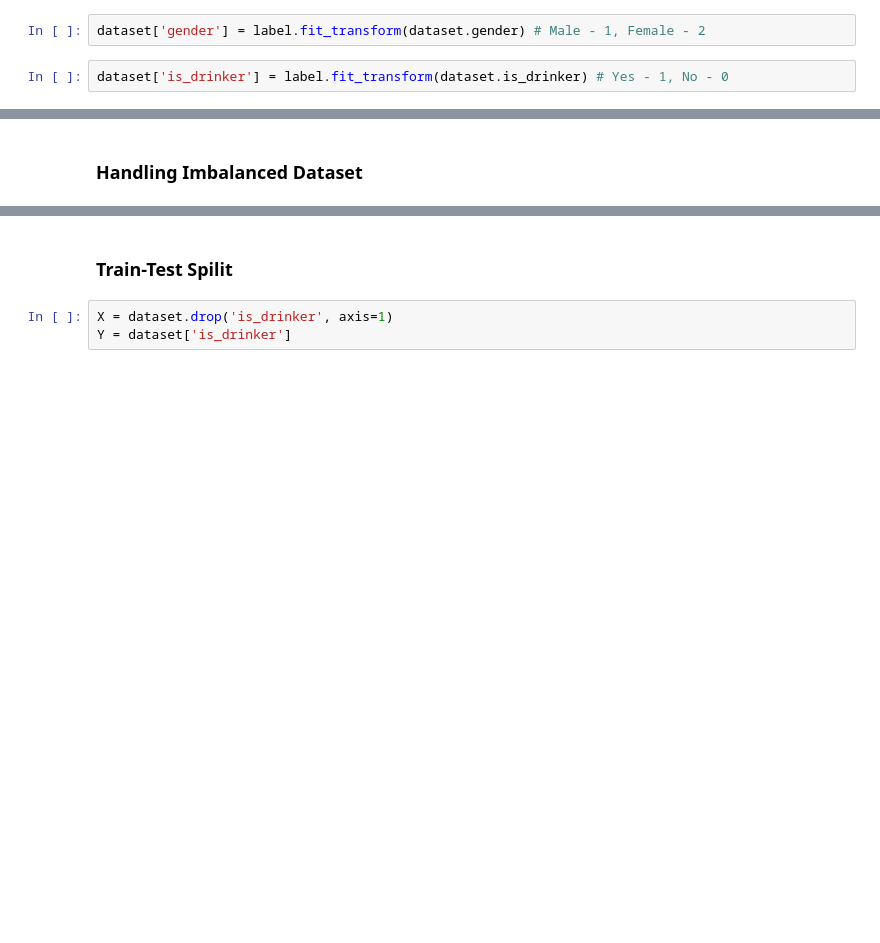
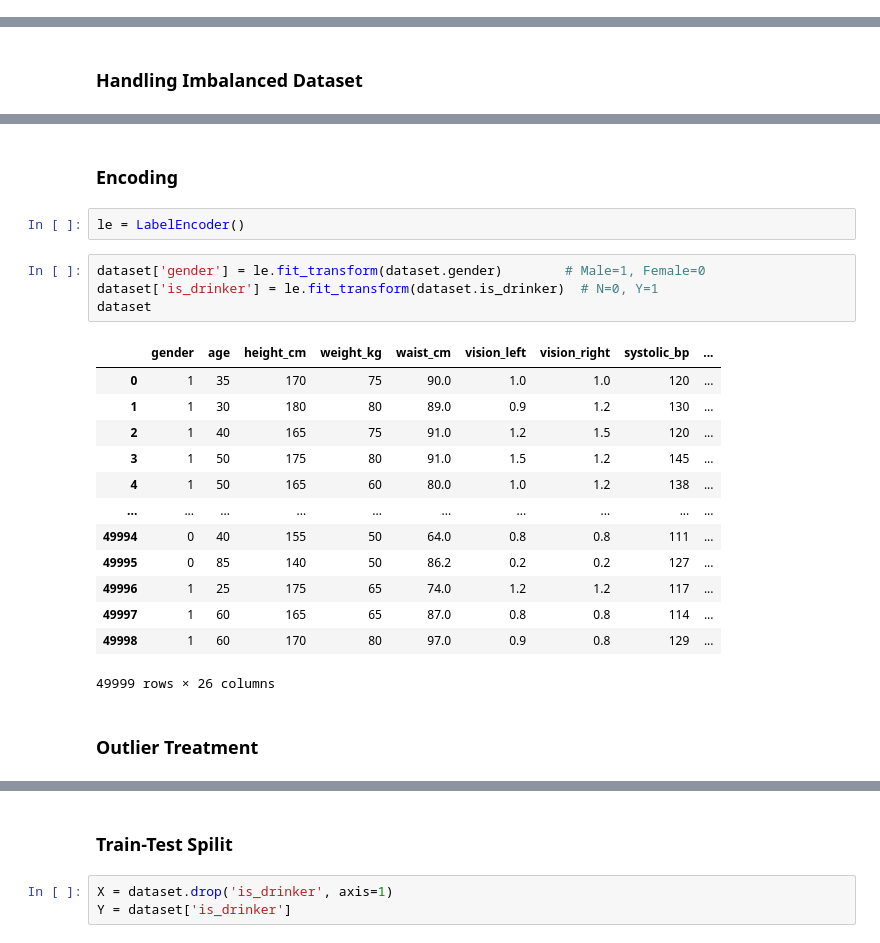
Before and after one commit to rajpurohitmohit/Machine-Learning, a Jupyter notebook: Project/Smoking Drinking/Smoking_Drinking_Prediction.ipynb, the cells around one changed output, grey strips where cells are left out. Drawn from its saved outputs; the diff is of its cells as text; blank space fills up the shorter version.

```diff
--- a/Project/Smoking Drinking/Smoking_Drinking_Prediction.ipynb
+++ b/Project/Smoking Drinking/Smoking_Drinking_Prediction.ipynb
@@ -189,4 +214,0 @@ label = LabelEncoder()
-# %%
-dataset['gender'] = label.fit_transform(dataset.gender) # Male - 1, Female - 2
-# %%
-dataset['is_drinker'] = label.fit_transform(dataset.is_drinker) # Yes - 1, No - 0
@@ -267 +223,25 @@ is_drinker
 Name: count, dtype: int64
+# %% [markdown]
+### **Encoding**
+# %%
+le = LabelEncoder()
+# %%
+dataset['gender'] = le.fit_transform(dataset.gender)        # Male=1, Female=0
+dataset['is_drinker'] = le.fit_transform(dataset.is_drinker)  # N=0, Y=1
+dataset
+# %% [output]
+|  | gender | age | height_cm | weight_kg | waist_cm | vision_left | vision_right | systolic_bp | ... |
+| 0 | 1 | 35 | 170 | 75 | 90.0 | 1.0 | 1.0 | 120 | ... |
+| 1 | 1 | 30 | 180 | 80 | 89.0 | 0.9 | 1.2 | 130 | ... |
+| 2 | 1 | 40 | 165 | 75 | 91.0 | 1.2 | 1.5 | 120 | ... |
+| 3 | 1 | 50 | 175 | 80 | 91.0 | 1.5 | 1.2 | 145 | ... |
+| 4 | 1 | 50 | 165 | 60 | 80.0 | 1.0 | 1.2 | 138 | ... |
+| ... | ... | ... | ... | ... | ... | ... | ... | ... | ... |
+| 49994 | 0 | 40 | 155 | 50 | 64.0 | 0.8 | 0.8 | 111 | ... |
+| 49995 | 0 | 85 | 140 | 50 | 86.2 | 0.2 | 0.2 | 127 | ... |
+| 49996 | 1 | 25 | 175 | 65 | 74.0 | 1.2 | 1.2 | 117 | ... |
+| 49997 | 1 | 60 | 165 | 65 | 87.0 | 0.8 | 0.8 | 114 | ... |
+| 49998 | 1 | 60 | 170 | 80 | 97.0 | 0.9 | 0.8 | 129 | ... |
+49999 rows × 26 columns
+# %% [markdown]
+### **Outlier Treatment**
```
Also changed, not shown: parts of 57 cells of this notebook, 11 other files.
